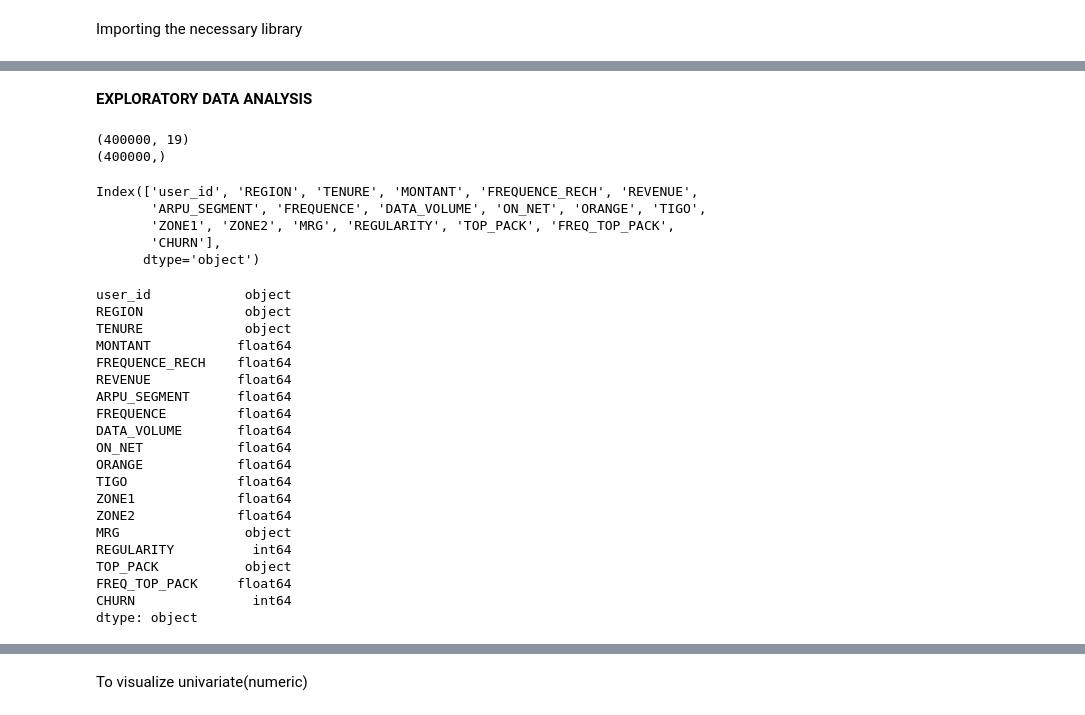
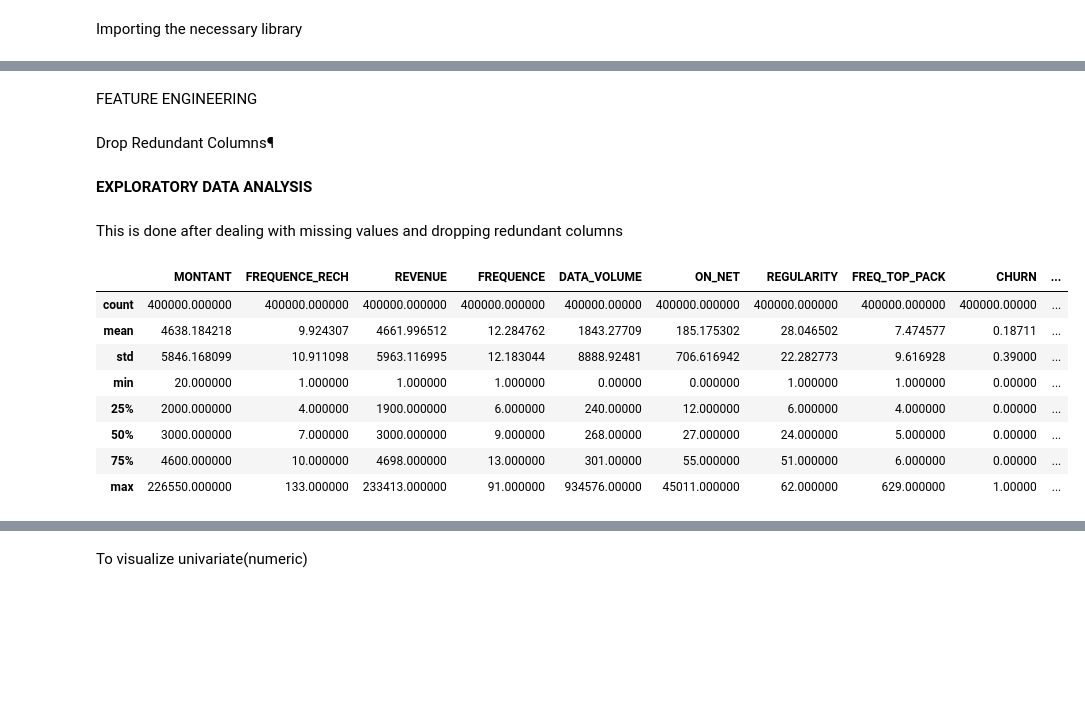
Before and after one commit to Adebesindedayo/telecommunication, a Jupyter notebook: prediction(classification).ipynb, the cells around one changed output, grey strips where cells are left out. Saved outputs shown, nothing was run; the diff lists cells and outputs as text; code cells hidden in the pictures; blank space fills up the shorter version.

```diff
--- a/prediction(classification).ipynb
+++ b/prediction(classification).ipynb
@@ -17,0 +336,12 @@ variableDefined = pd.read_csv('VariableDefinitions.csv')
+# %% [markdown]
+FEATURE ENGINEERING
+# %%
+#adding orange and tigo together gives off_net_call
+#adding off_net to on_net gives total_call_connection
+train['OFF_NET_CALL'] = train['ORANGE'] + train['TIGO']
+test['OFF_NET_CALL'] = test['ORANGE'] + test['TIGO']
+
+train['TOTAL_CALL_CONNECTION'] = train['OFF_NET_CALL'] + train['ON_NET']
+test['TOTAL_CALL_CONNECTION'] = test['OFF_NET_CALL'] + test['ON_NET']
+# %% [markdown]
+Drop Redundant Columns¶
@@ -27,38 +358,14 @@ variableDefined = pd.read_csv('VariableDefinitions.csv')
-# %%
-print(train.shape)
-print(train['user_id'].unique().shape)
-#There are no duplicate
-# %% [output]
-(400000, 19)
-(400000,)
+# %% [markdown]
+This is done after dealing with missing values and dropping redundant columns
 # %%
-train.columns
+train.describe()
 # %% [output]
-Index(['user_id', 'REGION', 'TENURE', 'MONTANT', 'FREQUENCE_RECH', 'REVENUE',
-       'ARPU_SEGMENT', 'FREQUENCE', 'DATA_VOLUME', 'ON_NET', 'ORANGE', 'TIGO',
-       'ZONE1', 'ZONE2', 'MRG', 'REGULARITY', 'TOP_PACK', 'FREQ_TOP_PACK',
-       'CHURN'],
-      dtype='object')
+|  | MONTANT | FREQUENCE_RECH | REVENUE | FREQUENCE | DATA_VOLUME | ON_NET | REGULARITY | FREQ_TOP_PACK | CHURN | ... |
+| count | 400000.000000 | 400000.000000 | 400000.000000 | 400000.000000 | 400000.00000 | 400000.000000 | 400000.000000 | 400000.000000 | 400000.00000 | ... |
+| mean | 4638.184218 | 9.924307 | 4661.996512 | 12.284762 | 1843.27709 | 185.175302 | 28.046502 | 7.474577 | 0.18711 | ... |
+| std | 5846.168099 | 10.911098 | 5963.116995 | 12.183044 | 8888.92481 | 706.616942 | 22.282773 | 9.616928 | 0.39000 | ... |
+| min | 20.000000 | 1.000000 | 1.000000 | 1.000000 | 0.00000 | 0.000000 | 1.000000 | 1.000000 | 0.00000 | ... |
+| 25% | 2000.000000 | 4.000000 | 1900.000000 | 6.000000 | 240.00000 | 12.000000 | 6.000000 | 4.000000 | 0.00000 | ... |
+| 50% | 3000.000000 | 7.000000 | 3000.000000 | 9.000000 | 268.00000 | 27.000000 | 24.000000 | 5.000000 | 0.00000 | ... |
+| 75% | 4600.000000 | 10.000000 | 4698.000000 | 13.000000 | 301.00000 | 55.000000 | 51.000000 | 6.000000 | 0.00000 | ... |
+| max | 226550.000000 | 133.000000 | 233413.000000 | 91.000000 | 934576.00000 | 45011.000000 | 62.000000 | 629.000000 | 1.00000 | ... |
-# %%
-train.dtypes
-# %% [output]
-user_id            object
-REGION             object
-TENURE             object
-MONTANT           float64
-FREQUENCE_RECH    float64
-REVENUE           float64
-ARPU_SEGMENT      float64
-FREQUENCE         float64
-DATA_VOLUME       float64
-ON_NET            float64
-ORANGE            float64
-TIGO              float64
-ZONE1             float64
-ZONE2             float64
-MRG                object
-REGULARITY          int64
-TOP_PACK           object
-FREQ_TOP_PACK     float64
-CHURN               int64
-dtype: object
```
Also changed, not shown: parts of 97 cells of this notebook.
